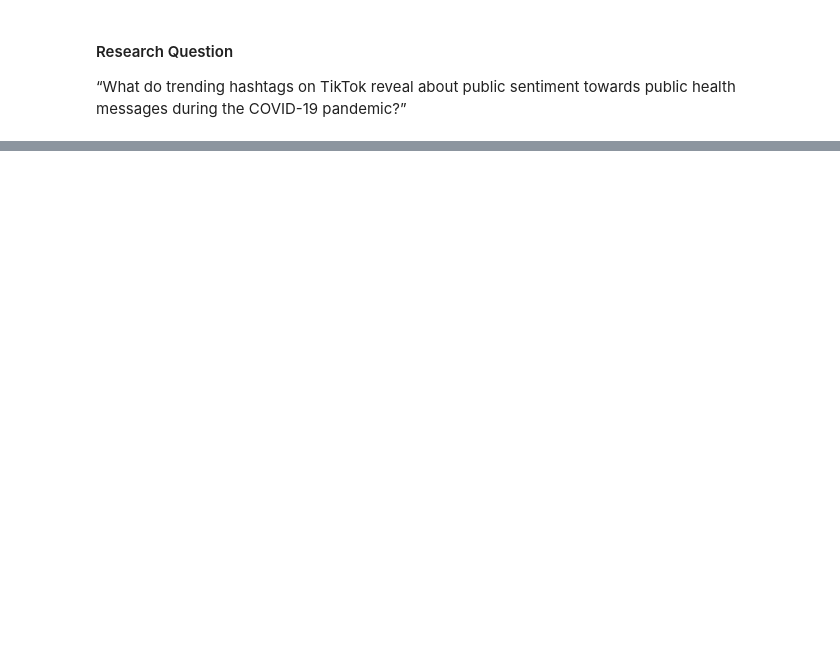
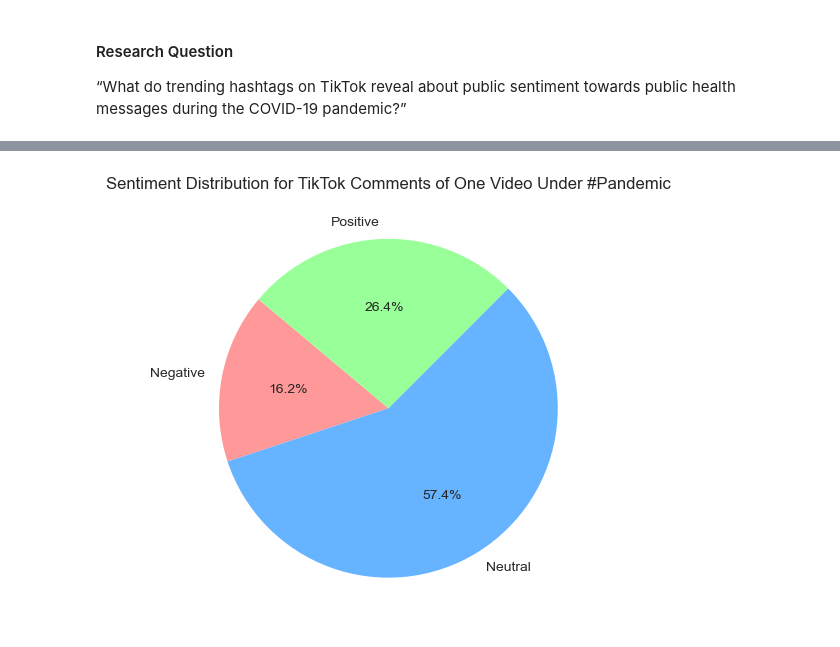
Before and after one commit to nicole-martinez/dighum101-covid19-hashtag-sentiment-analysis, a Jupyter notebook: Covid19-Hashtag-Sentiment-Analysis.ipynb, the cells around one changed output, grey strips where cells are left out. Drawn from its saved outputs; the diff is of its cells as text; code cells hidden in the pictures; blank space fills up the shorter version.

```diff
--- a/Covid19-Hashtag-Sentiment-Analysis.ipynb
+++ b/Covid19-Hashtag-Sentiment-Analysis.ipynb
@@ -154,0 +231,4 @@ plt.show()
+# %%
+# only want text column
+comments_text_only = comments_for_one_video_df['text']
+comments_text_only
@@ -154,0 +260,14 @@ plt.show()
+# %%
+# initialize the VADER sentiment analyzer
+analyzer = SentimentIntensityAnalyzer()
+
+# function
+def analyze_sentiment(text):
+    return analyzer.polarity_scores(text)
+
+# apply function to each comment
+sentiment_scores = comments_text_only.apply(analyze_sentiment)
+
+# sentiment scores
+sentiment_df = pd.DataFrame(sentiment_scores.tolist())
+sentiment_df
@@ -154,0 +288,5 @@ plt.show()
+# %%
+# data frame of comments with sentiment scores
+results_df = pd.concat([comments_text_only, sentiment_df], axis=1)
+results_df.columns = ['comment', 'neg', 'neu', 'pos', 'compound']
+results_df.head()
@@ -154,0 +333,12 @@ plt.show()
+# %%
+plt.style.use('seaborn-v0_8')
+# %%
+# pie chart: percentage of positive, neutral, and negative words inn the comments
+sentiment_counts = results_df[['neg', 'neu', 'pos']].gt(0).sum()
+labels = ['Negative', 'Neutral', 'Positive']
+
+plt.pie(sentiment_counts, labels=labels, colors=colors, autopct='%1.1f%%', startangle=140)
+plt.title('Sentiment Distribution for TikTok Comments of One Video Under #Pandemic')
+plt.show()
+# %% [output]
+[figure, added]
```
Also changed, not shown: parts of 36 cells of this notebook, 6 other files.
